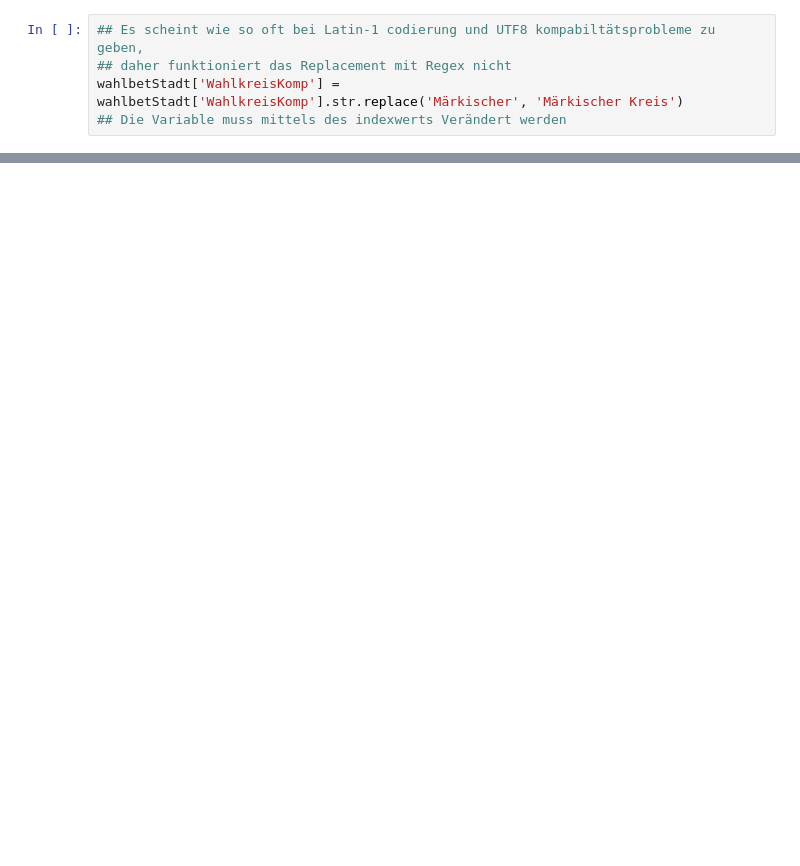
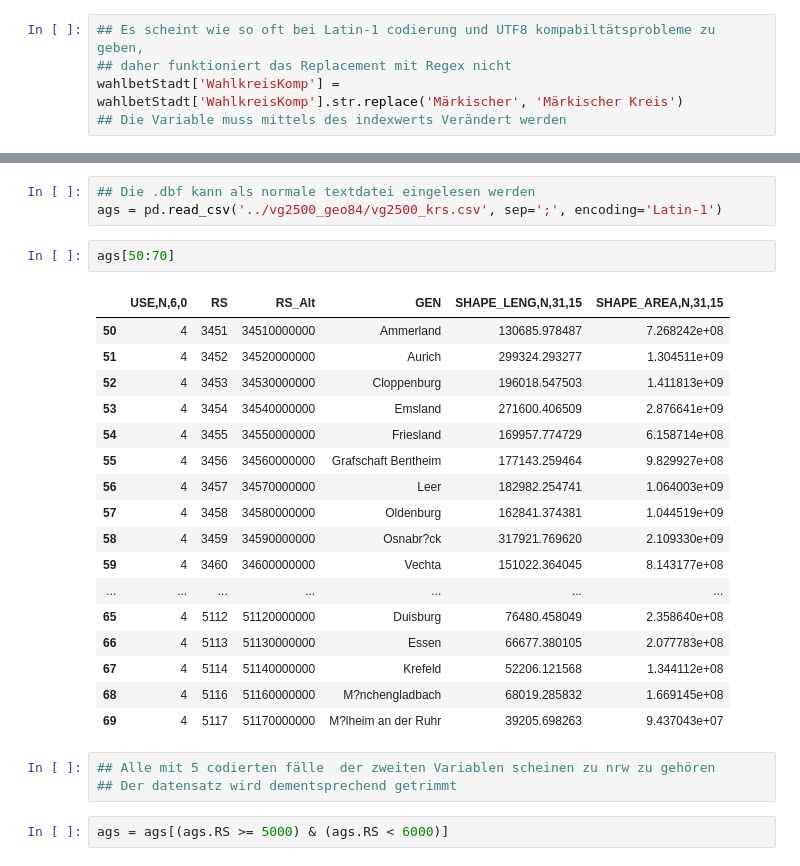
Before and after one commit to xlko/WahlbeteiligungNRW, a Jupyter notebook: WahlbeteiligungNRW.ipynb, the cells around one changed output, grey strips where cells are left out. Saved outputs shown, nothing was run; the diff lists cells and outputs as text; blank space fills up the shorter version.

```diff
--- a/WahlbeteiligungNRW.ipynb
+++ b/WahlbeteiligungNRW.ipynb
@@ -355,0 +343,28 @@ urllib.quote(u'M\xe4rkischer Kreis'.encode('utf8'))
+# %%
+## Die .dbf kann als normale textdatei eingelesen werden
+ags = pd.read_csv('../vg2500_geo84/vg2500_krs.csv', sep=';', encoding='Latin-1')
+# %%
+ags[50:70]
+# %% [output]
+|  | USE,N,6,0 | RS | RS_Alt | GEN | SHAPE_LENG,N,31,15 | SHAPE_AREA,N,31,15 |
+| 50 | 4 | 3451 | 34510000000 | Ammerland | 130685.978487 | 7.268242e+08 |
+| 51 | 4 | 3452 | 34520000000 | Aurich | 299324.293277 | 1.304511e+09 |
+| 52 | 4 | 3453 | 34530000000 | Cloppenburg | 196018.547503 | 1.411813e+09 |
+| 53 | 4 | 3454 | 34540000000 | Emsland | 271600.406509 | 2.876641e+09 |
+| 54 | 4 | 3455 | 34550000000 | Friesland | 169957.774729 | 6.158714e+08 |
+| 55 | 4 | 3456 | 34560000000 | Grafschaft Bentheim | 177143.259464 | 9.829927e+08 |
+| 56 | 4 | 3457 | 34570000000 | Leer | 182982.254741 | 1.064003e+09 |
+| 57 | 4 | 3458 | 34580000000 | Oldenburg | 162841.374381 | 1.044519e+09 |
+| 58 | 4 | 3459 | 34590000000 | Osnabr?ck | 317921.769620 | 2.109330e+09 |
+| 59 | 4 | 3460 | 34600000000 | Vechta | 151022.364045 | 8.143177e+08 |
+| ... | ... | ... | ... | ... | ... | ... |
+| 65 | 4 | 5112 | 51120000000 | Duisburg | 76480.458049 | 2.358640e+08 |
+| 66 | 4 | 5113 | 51130000000 | Essen | 66677.380105 | 2.077783e+08 |
+| 67 | 4 | 5114 | 51140000000 | Krefeld | 52206.121568 | 1.344112e+08 |
+| 68 | 4 | 5116 | 51160000000 | M?nchengladbach | 68019.285832 | 1.669145e+08 |
+| 69 | 4 | 5117 | 51170000000 | M?lheim an der Ruhr | 39205.698263 | 9.437043e+07 |
+# %%
+## Alle mit 5 codierten fälle  der zweiten Variablen scheinen zu nrw zu gehören
+## Der datensatz wird dementsprechend getrimmt
+# %%
+ags = ags[(ags.RS >= 5000) & (ags.RS < 6000)]
```
Also changed, not shown: parts of 16 cells of this notebook, 1 other file.
